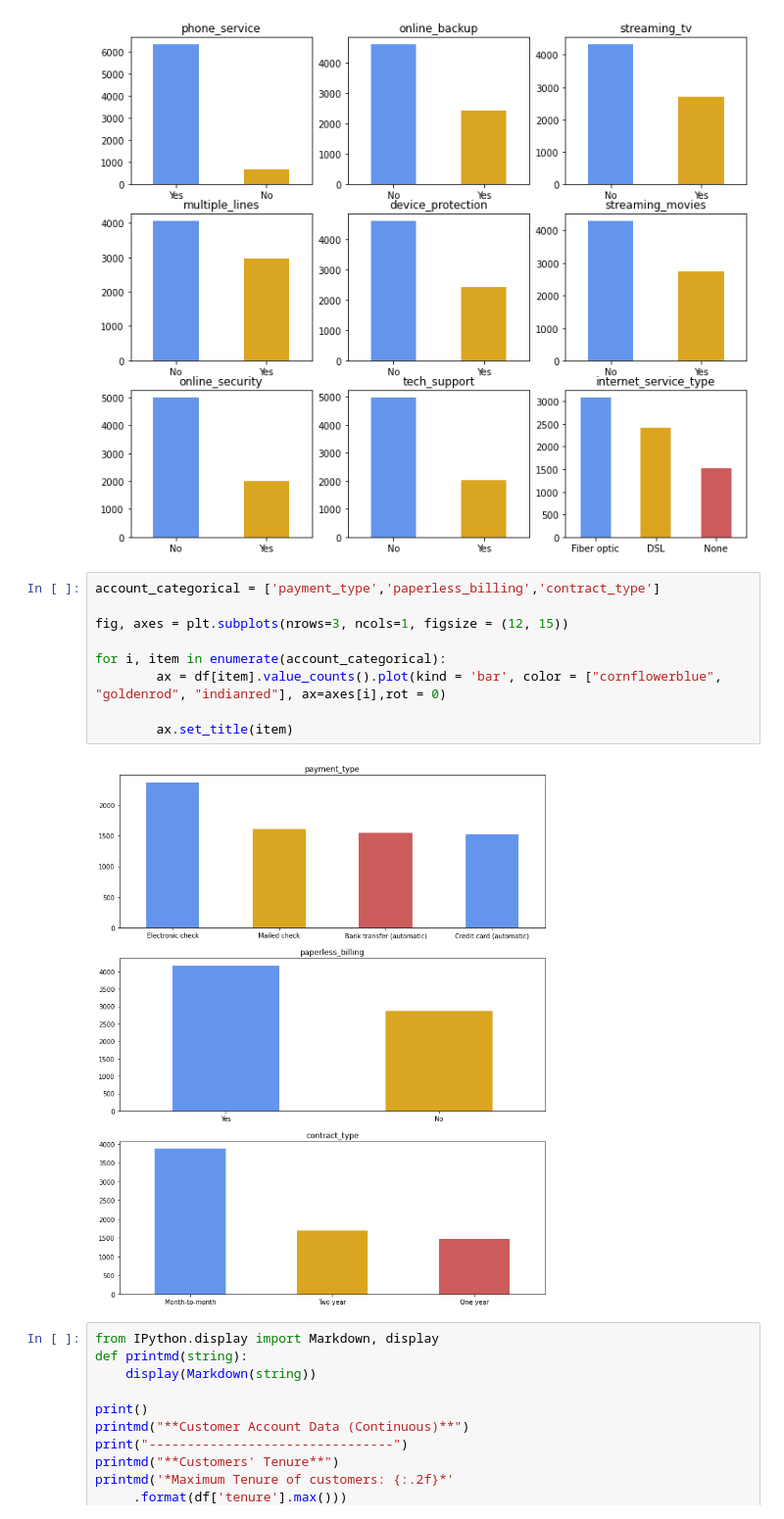
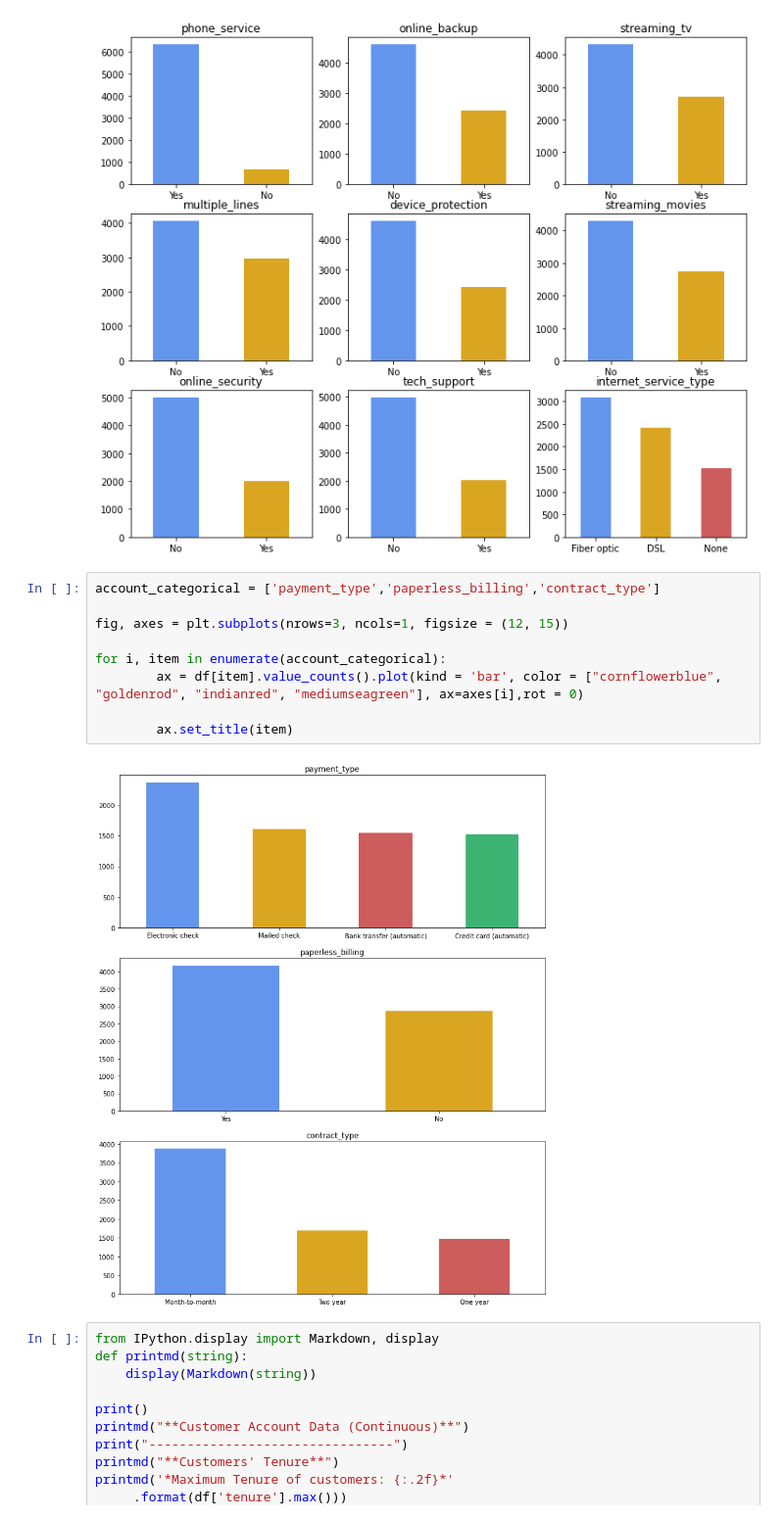
Before and after one commit to mindyshiben/telco_classification_project, a Jupyter notebook: final_report_telco.ipynb, the cells around one changed output. Shown at 98% size. Drawn from its saved outputs; the diff is of its cells as text.

```diff
--- a/final_report_telco.ipynb
+++ b/final_report_telco.ipynb
@@ -165,14 +165,14 @@ for i, item in enumerate(service_categorical):
 # %%
 account_categorical = ['payment_type','paperless_billing','contract_type']
 
 fig, axes = plt.subplots(nrows=3, ncols=1, figsize = (12, 15))
 
 for i, item in enumerate(account_categorical):
-        ax = df[item].value_counts().plot(kind = 'bar', color = ["cornflowerblue", "goldenrod", "indianred"], ax=axes[i],rot = 0)
+        ax = df[item].value_counts().plot(kind = 'bar', color = ["cornflowerblue", "goldenrod", "indianred", "mediumseagreen"], ax=axes[i],rot = 0)
 
         ax.set_title(item)
 # %% [output]
-[figure, old version]
+[figure, new version]
 # %%
 from IPython.display import Markdown, display
 def printmd(string):
```
Also changed, not shown: parts of 2 cells of this notebook.
